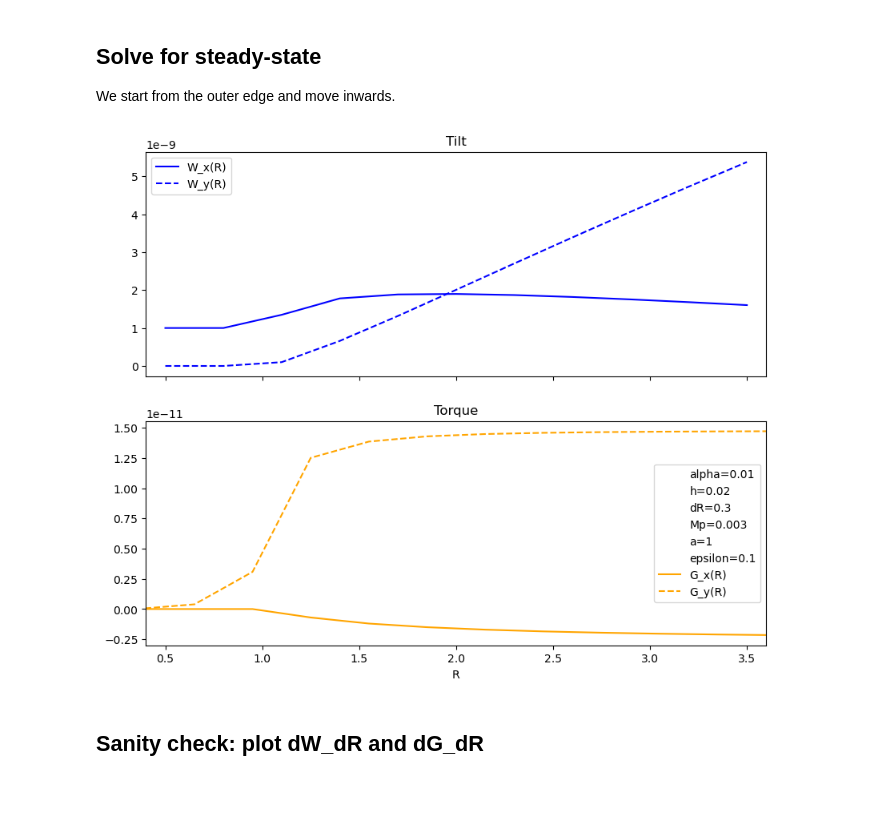
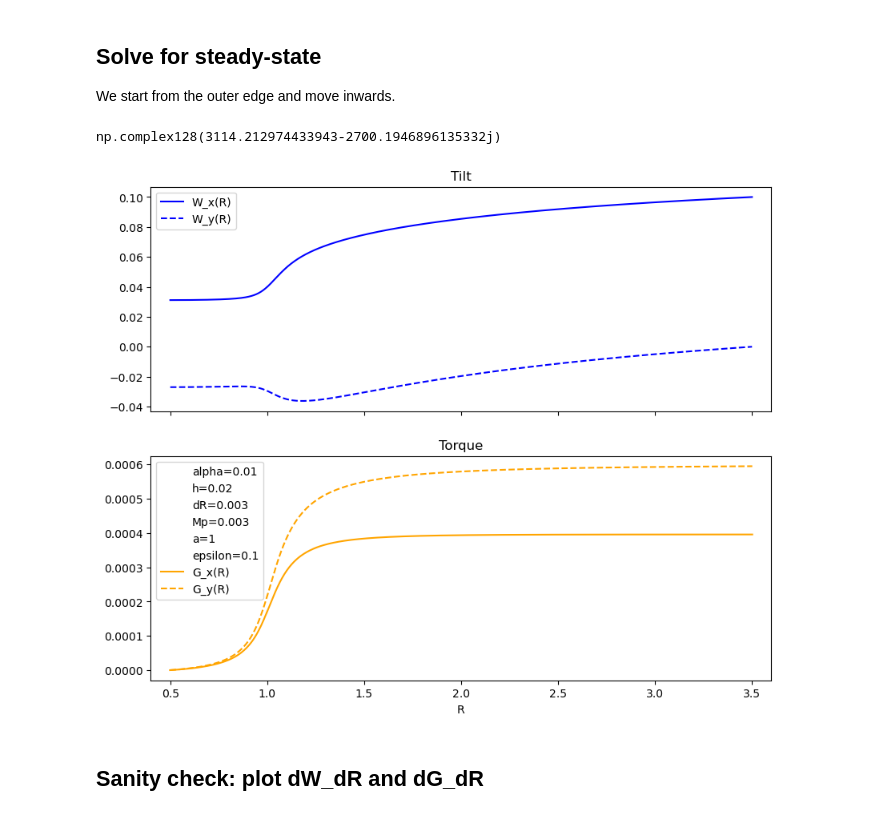
Before and after one commit to Jupiter1994/warped-disks, a Jupyter notebook: reduced-eqs-steady-state.ipynb, the cells around one changed output. Cells and saved outputs as stored; diff of their text form; code cells hidden in the pictures.

Commit message:
stepforward routine can replicate time-dep results lol let's go

```diff
--- a/reduced-eqs-steady-state.ipynb
+++ b/reduced-eqs-steady-state.ipynb
@@ -556,7 +556,7 @@ We start from the outer edge and move inwards.
 # spatial domain
 Rmin = 0.5
 Rmax = 3.5
-DeltaR = .3 # 0.03
+DeltaR = .003 # 0.03
 num_Rs = (int) ((Rmax - Rmin) / DeltaR) + 1
 
 # stagger W and G in the R domain
@@ -571,7 +571,7 @@ Rs_torque[1:] = Rs_warp.copy() + DeltaR/2
 Ws = np.zeros(shape=((num_Rs)))
 Ws = Ws.astype(complex)
 #Ws[-1] = 0.1+0j
-Ws[0] = 1e-9
+Ws[0] = 1e-5 # Ws_final0.values[0].copy()
 Gs = np.zeros(shape=Rs_torque.shape)
 Gs = Gs.astype(complex)
 Gs[0] = 0
@@ -621,6 +621,13 @@ file_path = "Data/W_tseries/zhu-inspired/Dirich-outerBC/alpha=" + str(alpha) + \
     ",h=" + str(cs) + ",Mp=" + str(Mp) + ",eps=" +str(soft_term) +".h5"
 W_tseries0 = pd.read_hdf(file_path, key='W_tseries', mode='r')
 Ws_final0 = W_tseries0.iloc[-1]
+# %%
+# Apply our outer boundary condition
+W_outer = 0.1
+scaling = W_outer / Ws[-1]
+scaling
+# %% [output]
+np.complex128(3114.212974433943-2700.1946896135332j)
 # %%
 fig, axs = plt.subplots(2, sharex=True, figsize=(10,8))
 fig.set_facecolor("white")
@@ -628,9 +635,9 @@ fig.set_facecolor("white")
 #fudge = .2 # fudge factor
 # axs[0].plot(Ws_final0.index, Ws_final0.values.real, c="orange", label="time-dep W_x")
 # axs[0].plot(Ws_final0.index, Ws_final0.values.imag, c="orange", ls='--',\
-#             label="time-dep W_y")
-axs[0].plot(Rs_warp, Ws.real, c="blue", label="W_x(R)")
-axs[0].plot(Rs_warp, Ws.imag, c="blue", ls='--', label="W_y(R)")
+#              label="time-dep W_y")
+axs[0].plot(Rs_warp, (scaling*Ws).real, c="blue", label="W_x(R)")
+axs[0].plot(Rs_warp, (scaling*Ws).imag, c="blue", ls='--', label="W_y(R)")
 
 # ymin, ymax= min(Ws.real)- .01, max(Ws.real) + .01
 if use_gap:
@@ -647,36 +654,36 @@ axs[1].scatter([],[], s=0, label="dR="+str(DeltaR))
 axs[1].scatter([],[], s=0, label="Mp=" + str(Mp))
 axs[1].scatter([],[], s=0, label="a=" + str(a))
 axs[1].scatter([],[], s=0, label="epsilon=" + str(soft_term))
 
 axs[0].legend()
 axs[0].set_title("Tilt")
 
-axs[1].plot(Rs_torque, Gs.real, c="orange", label="G_x(R)")
-axs[1].plot(Rs_torque, Gs.imag, c="orange", ls='--', label="G_y(R)")
+axs[1].plot(Rs_torque, (scaling*Gs).real, c="orange", label="G_x(R)")
+axs[1].plot(Rs_torque, (scaling*Gs).imag, c="orange", ls='--', label="G_y(R)")
 
 #ymin, ymax= min(Ws.imag) - .01, max(Ws.imag) + .01
 if use_gap:
     R_a, R_b = 1, 2
     axs[1].vlines(R_a, ymin, ymax, color="black", linestyle=":")
     axs[1].vlines(R_b, ymin, ymax, color="black", linestyle=":")#, label="Gap edges")
 
 axs[1].set_xlim(Rmin - 0.1, Rmax + 0.1)
 #axs[1].set_ylim(ymin,ymax)
 
 axs[1].legend()
 axs[1].set_title("Torque")
 
 axs[1].set_xlabel("R")
 
 save_figs = True
 
 if save_figs:
     filepath = "Figures/steady-state/WG.png"
     plt.savefig(filepath)
 
 plt.show()
 # %% [output]
-[figure, old version]
+[figure, new version]
 # %% [markdown]
 ## Sanity check: plot dW_dR and dG_dR
 # %%
```
Also changed, not shown: 1 other file.
